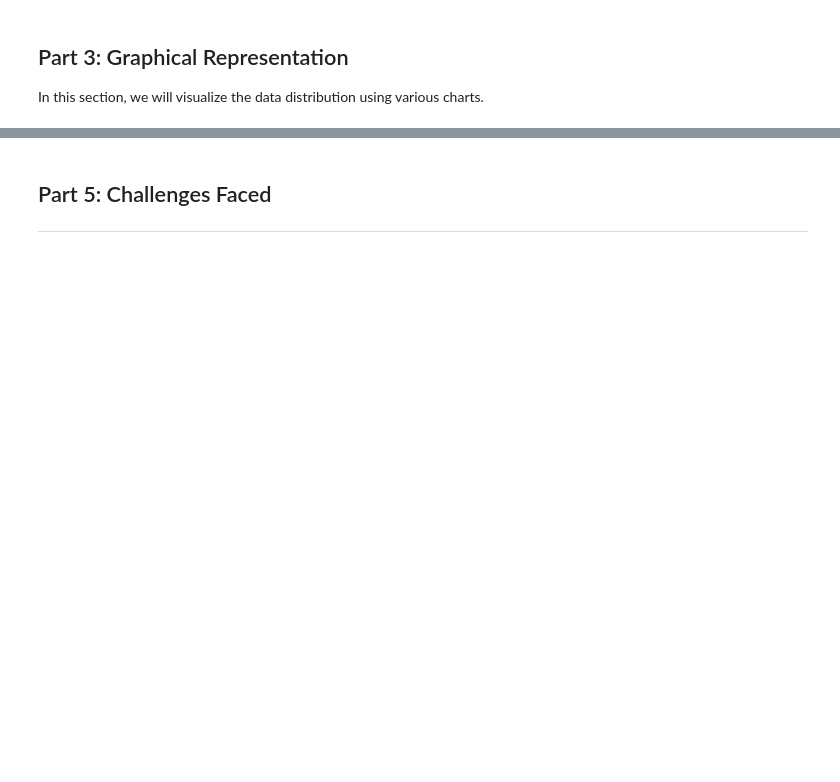
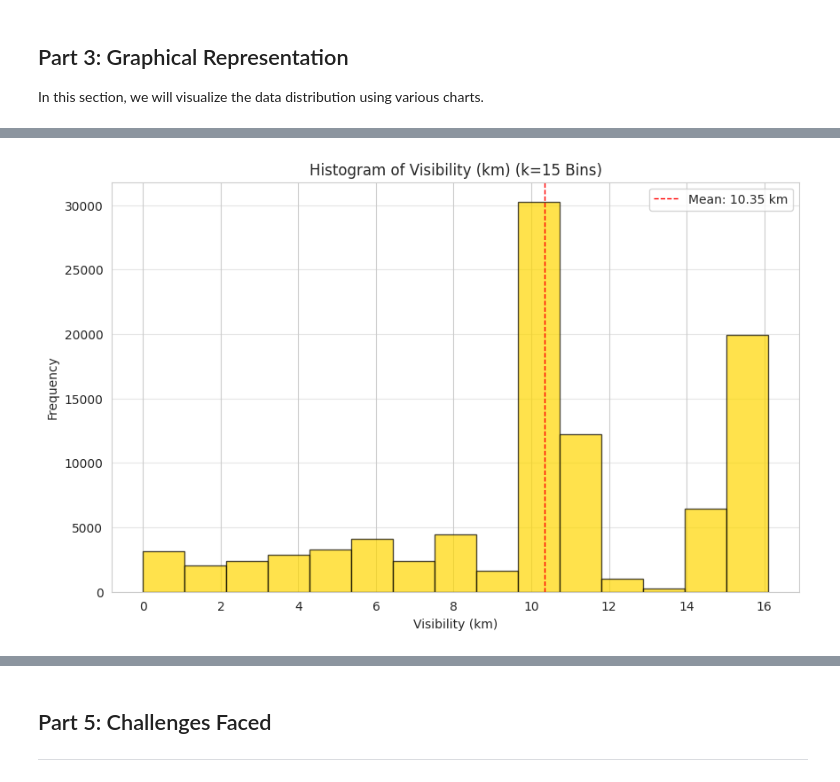
Before and after one commit to suptykarmokarcse/weather-d, a Jupyter notebook: milestone_3.ipynb, the cells around one changed output, grey strips where cells are left out. Saved outputs shown, nothing was run; the diff lists cells and outputs as text; code cells hidden in the pictures; blank space fills up the shorter version.

```diff
--- a/milestone_3.ipynb
+++ b/milestone_3.ipynb
@@ -245,0 +337,89 @@ The analysis covers three key weather metrics: Temperature, Wind Speed, and Visi
+# %%
+import pandas as pd
+import matplotlib.pyplot as plt
+import numpy as np
+
+# --- 1. SETUP AND DATA PREPARATION ---
+
+# Load the dataset
+try:
+    df = pd.read_csv('weatherHistory.csv')
+except FileNotFoundError:
+    print("Error: 'weatherHistory.csv' not found. Please ensure the file is in the correct directory.")
+    df = None # Set df to None if not found to prevent further errors
+
+if df is not None:
+    visibility_data = df['Visibility (km)']
+
+    # Define the number of bins (classes)
+    k = 15
+
+    # Calculate bin edges
+    min_vis = visibility_data.min()
+    max_vis = visibility_data.max()
+    bin_width = (max_vis - min_vis) / k
+    bins = np.arange(min_vis, max_vis + bin_width, bin_width)
+
+    # Calculate frequencies and bin edges for subsequent plots
+    counts, bin_edges = np.histogram(visibility_data, bins=bins)
+
+    # ----------------------------------------
+
+    # --- 2. HISTOGRAM FOR VISIBILITY (km) ---
+    # Shows the distribution of visibility data.
+    plt.figure(figsize=(10, 6))
+    plt.hist(visibility_data, bins=bins, edgecolor='black', alpha=0.7, color='gold')
+
+    plt.title(f'Histogram of Visibility (km) (k={k} Bins)')
+    plt.xlabel('Visibility (km)')
+    plt.ylabel('Frequency')
+    plt.grid(axis='y', alpha=0.5)
+    plt.axvline(visibility_data.mean(), color='red', linestyle='dashed', linewidth=1, label=f'Mean: {visibility_data.mean():.2f} km')
+    plt.legend()
+    plt.savefig('visibility_histogram.png')
+    plt.show()
+
+    # ----------------------------------------
+
+    # --- 3. FREQUENCY POLYGON FOR VISIBILITY (km) ---
+    # Connects the midpoints of the class intervals at their frequency.
+    bin_midpoints = (bin_edges[:-1] + bin_edges[1:]) / 2
+
+    plt.figure(figsize=(10, 6))
+    plt.plot(bin_midpoints, counts, marker='o', linestyle='-', color='darkorange', linewidth=2, label='Frequency Polygon')
+
+    # Connect to the x-axis for full closure
+    plt.plot([bin_midpoints[0] - bin_width, bin_midpoints[0]], [0, counts[0]], ':', color='darkorange', alpha=0.5)
+    plt.plot([bin_midpoints[-1], bin_midpoints[-1] + bin_width], [counts[-1], 0], ':', color='darkorange', alpha=0.5)
+
+    plt.title(f'Frequency Polygon for Visibility (km) (k={k})')
+    plt.xlabel('Visibility (km) - Class Midpoints')
+    plt.ylabel('Frequency')
+    plt.grid(axis='both', linestyle='--', alpha=0.6)
+    plt.legend()
+    plt.savefig('visibility_frequency_polygon.png')
+    plt.show()
+
+    # ----------------------------------------
+
+    # --- 4. OGIVE (CUMULATIVE FREQUENCY) FOR VISIBILITY (km) ---
+    # Shows the running total of observations below each upper class boundary.
+    cumulative_counts = np.cumsum(counts)
+
+    # Prepend 0 for the starting point
+    cumulative_counts_with_zero = np.insert(cumulative_counts, 0, 0)
+    plot_points = bin_edges
+
+    plt.figure(figsize=(10, 6))
+    plt.plot(plot_points, cumulative_counts_with_zero, marker='s', linestyle='-', color='purple', linewidth=2, label='Ogive')
+
+    plt.title(f'Ogive (Cumulative Frequency Curve) for Visibility (km)')
+    plt.xlabel('Visibility (km) - Upper Class Boundaries')
+    plt.ylabel('Cumulative Frequency')
+    plt.grid(axis='both', linestyle='--', alpha=0.6)
+    plt.axhline(df.shape[0], color='red', linestyle=':', linewidth=1, label=f'Total Observations: {df.shape[0]}')
+    plt.legend()
+    plt.savefig('visibility_ogive.png')
+    plt.show()
+# %% [output]
+[figure, added]
```
Also changed, not shown: parts of 14 cells of this notebook.
